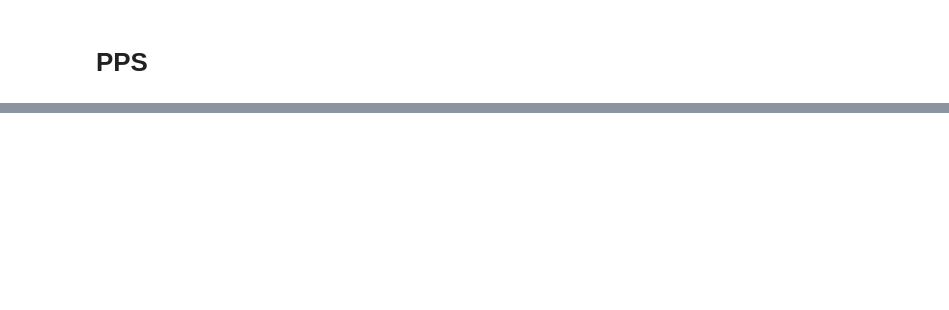
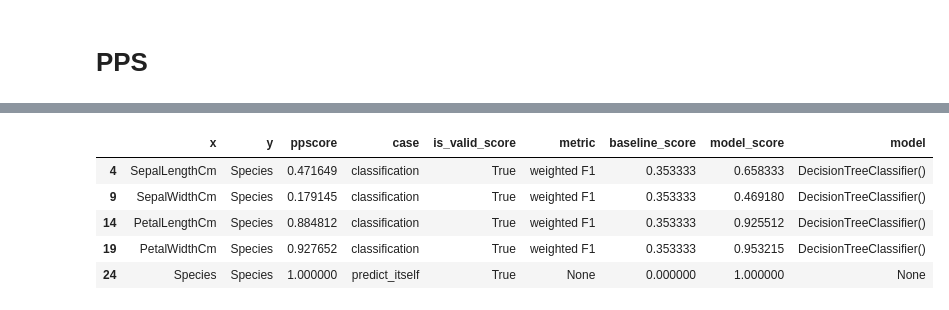
Before and after one commit to aishwaryamate/14July-Batch, a Jupyter notebook: Machine Learning/EDA-2/Isolation Forest and PP score.ipynb, the cells around one changed output, grey strips where cells are left out. Saved outputs shown, nothing was run; the diff lists cells and outputs as text; code cells hidden in the pictures; blank space fills up the shorter version.

```diff
--- a/Machine Learning/EDA-2/Isolation Forest and PP score.ipynb
+++ b/Machine Learning/EDA-2/Isolation Forest and PP score.ipynb
@@ -180,0 +239,9 @@ feature_sel
+# %%
+feature_sel[feature_sel['y'] == 'Species']
+# %% [output]
+|  | x | y | ppscore | case | is_valid_score | metric | baseline_score | model_score | model |
+| 4 | SepalLengthCm | Species | 0.471649 | classification | True | weighted F1 | 0.353333 | 0.658333 | DecisionTreeClassifier() |
+| 9 | SepalWidthCm | Species | 0.179145 | classification | True | weighted F1 | 0.353333 | 0.469180 | DecisionTreeClassifier() |
+| 14 | PetalLengthCm | Species | 0.884812 | classification | True | weighted F1 | 0.353333 | 0.925512 | DecisionTreeClassifier() |
+| 19 | PetalWidthCm | Species | 0.927652 | classification | True | weighted F1 | 0.353333 | 0.953215 | DecisionTreeClassifier() |
+| 24 | Species | Species | 1.000000 | predict_itself | True | None | 0.000000 | 1.000000 | None |
```
Also changed, not shown: parts of 7 cells of this notebook.
